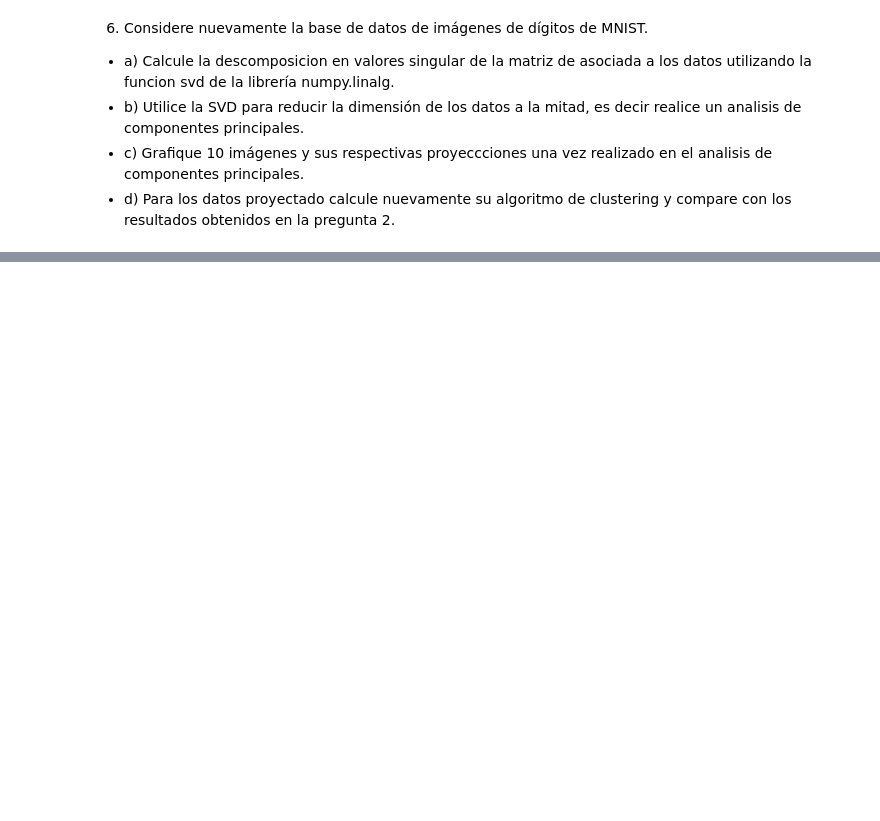
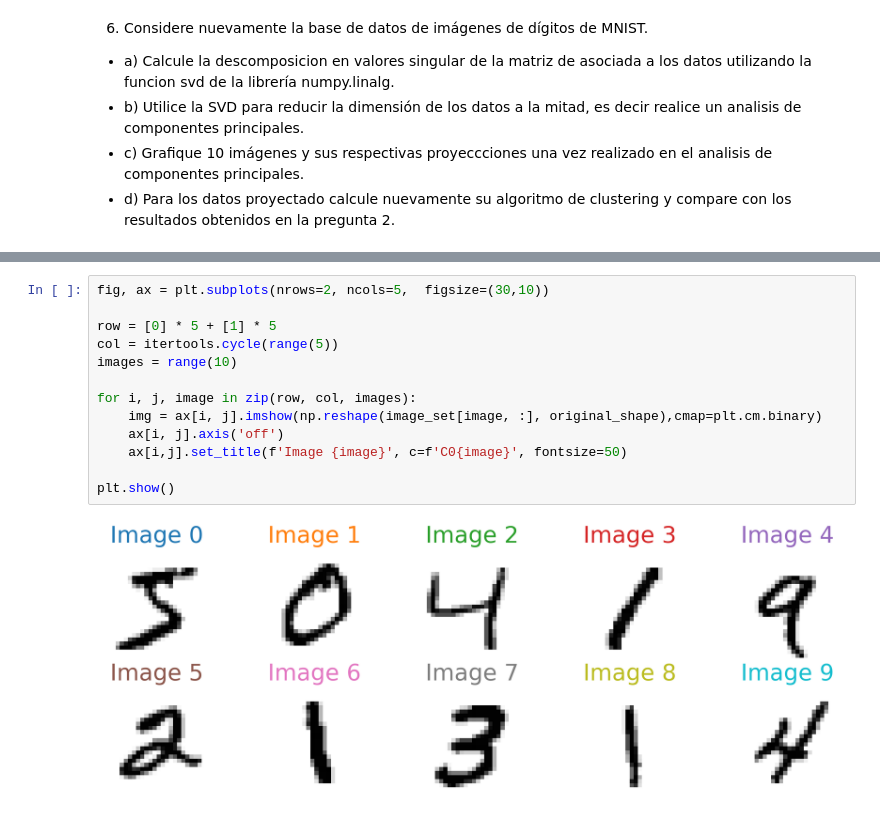
Before and after one commit to mia-uc/math-foundations-for-ai, a Jupyter notebook: hw/hw1/answer.ipynb, the cells around one changed output, grey strips where cells are left out. Saved outputs shown, nothing was run; the diff lists cells and outputs as text; blank space fills up the shorter version.

```diff
--- a/hw/hw1/answer.ipynb
+++ b/hw/hw1/answer.ipynb
@@ -527,0 +725,15 @@ $$
+# %%
+fig, ax = plt.subplots(nrows=2, ncols=5,  figsize=(30,10))
+
+row = [0] * 5 + [1] * 5
+col = itertools.cycle(range(5))
+images = range(10)
+
+for i, j, image in zip(row, col, images):
+    img = ax[i, j].imshow(np.reshape(image_set[image, :], original_shape),cmap=plt.cm.binary)
+    ax[i, j].axis('off')
+    ax[i,j].set_title(f'Image {image}', c=f'C0{image}', fontsize=50)
+
+plt.show()
+# %% [output]
+[figure, added]
```
Also changed, not shown: parts of 19 cells of this notebook.
